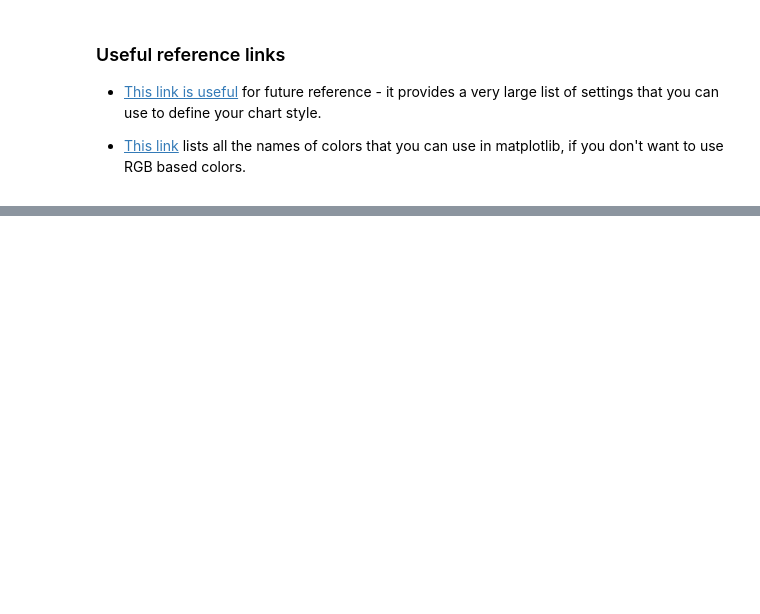
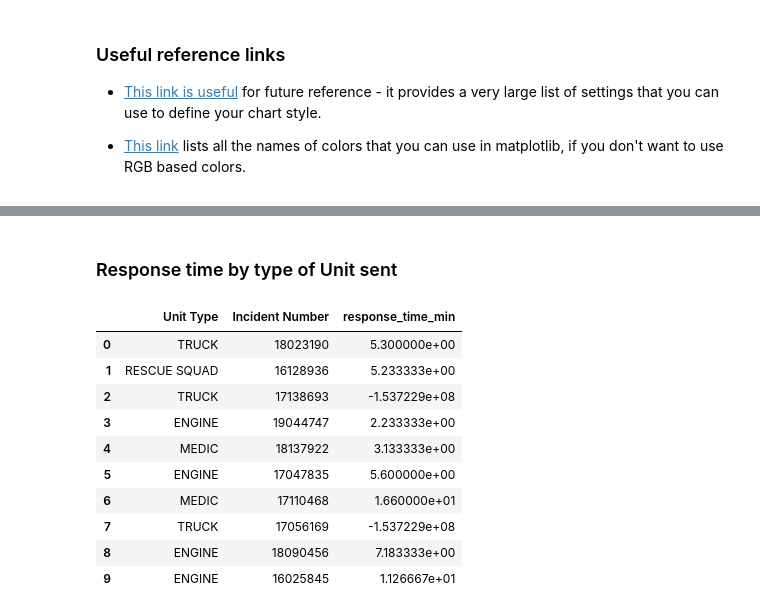
Before and after one commit to amangup/data-analysis-bootcamp, a Jupyter notebook: 11-Matplotlib2/matplotlib2.ipynb, the cells around one changed output, grey strips where cells are left out. Cells and saved outputs as stored; diff of their text form; code cells hidden in the pictures; blank space fills up the shorter version.

```diff
--- a/11-Matplotlib2/matplotlib2.ipynb
+++ b/11-Matplotlib2/matplotlib2.ipynb
@@ -194,0 +201,17 @@ Define your own style sheet which uses the following image as inspiration. Take
+# %% [markdown]
+### Response time by type of Unit sent
+# %%
+df_units = df[['Unit Type', 'Incident Number', 'response_time_min']]
+df_units.head(10)
+# %% [output]
+|  | Unit Type | Incident Number | response_time_min |
+| 0 | TRUCK | 18023190 | 5.300000e+00 |
+| 1 | RESCUE SQUAD | 16128936 | 5.233333e+00 |
+| 2 | TRUCK | 17138693 | -1.537229e+08 |
+| 3 | ENGINE | 19044747 | 2.233333e+00 |
+| 4 | MEDIC | 18137922 | 3.133333e+00 |
+| 5 | ENGINE | 17047835 | 5.600000e+00 |
+| 6 | MEDIC | 17110468 | 1.660000e+01 |
+| 7 | TRUCK | 17056169 | -1.537229e+08 |
+| 8 | ENGINE | 18090456 | 7.183333e+00 |
+| 9 | ENGINE | 16025845 | 1.126667e+01 |
```
Also changed, not shown: parts of 8 cells of this notebook.
